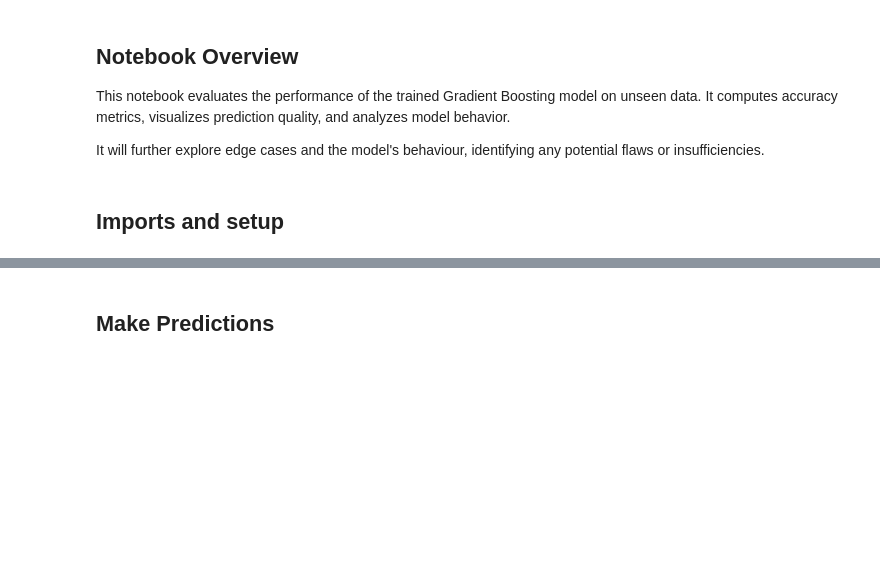
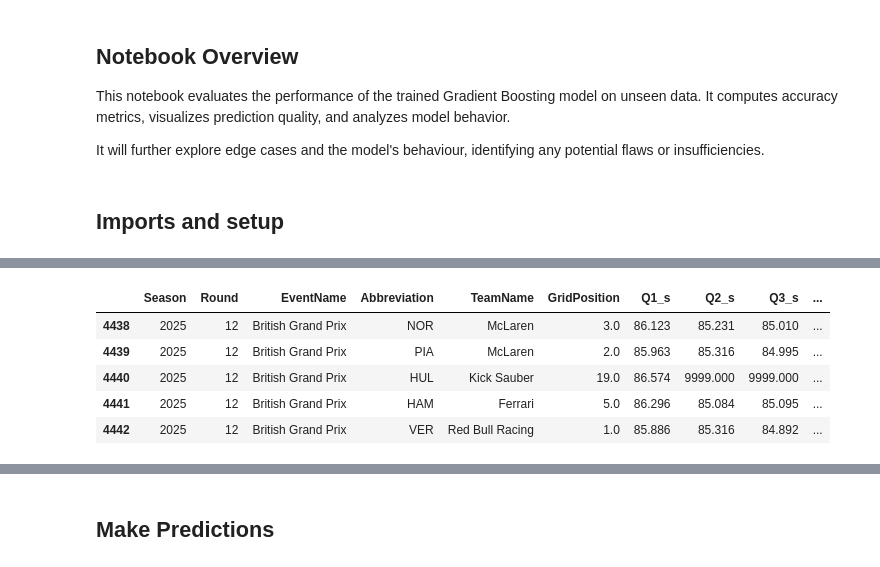
Before and after one commit to heeelol/F1-Predictor, a Jupyter notebook: notebooks/f1_model_evaluation.ipynb, the cells around one changed output, grey strips where cells are left out. Cells and saved outputs as stored; diff of their text form; code cells hidden in the pictures; blank space fills up the shorter version.

```diff
--- a/notebooks/f1_model_evaluation.ipynb
+++ b/notebooks/f1_model_evaluation.ipynb
@@ -30,0 +38,15 @@ GradientBoostingRegressor(learning_rate=0.05, random_state=42)
+# %%
+year = 2025
+round = 12
+
+df = pd.read_csv(r'C:\Users\CLL\OneDrive\Documents\GitHub\F1-Predictor\notebooks\2015_to_2025_df.csv')
+eval_df = df.loc[(df['Season'] == year) & (df['Round'] == round)]
+
+eval_df.head(5)
+# %% [output]
+|  | Season | Round | EventName | Abbreviation | TeamName | GridPosition | Q1_s | Q2_s | Q3_s | ... |
+| 4438 | 2025 | 12 | British Grand Prix | NOR | McLaren | 3.0 | 86.123 | 85.231 | 85.010 | ... |
+| 4439 | 2025 | 12 | British Grand Prix | PIA | McLaren | 2.0 | 85.963 | 85.316 | 84.995 | ... |
+| 4440 | 2025 | 12 | British Grand Prix | HUL | Kick Sauber | 19.0 | 86.574 | 9999.000 | 9999.000 | ... |
+| 4441 | 2025 | 12 | British Grand Prix | HAM | Ferrari | 5.0 | 86.296 | 85.084 | 85.095 | ... |
+| 4442 | 2025 | 12 | British Grand Prix | VER | Red Bull Racing | 1.0 | 85.886 | 85.316 | 84.892 | ... |
```
Also changed, not shown: parts of 11 cells of this notebook, 18 other files.
